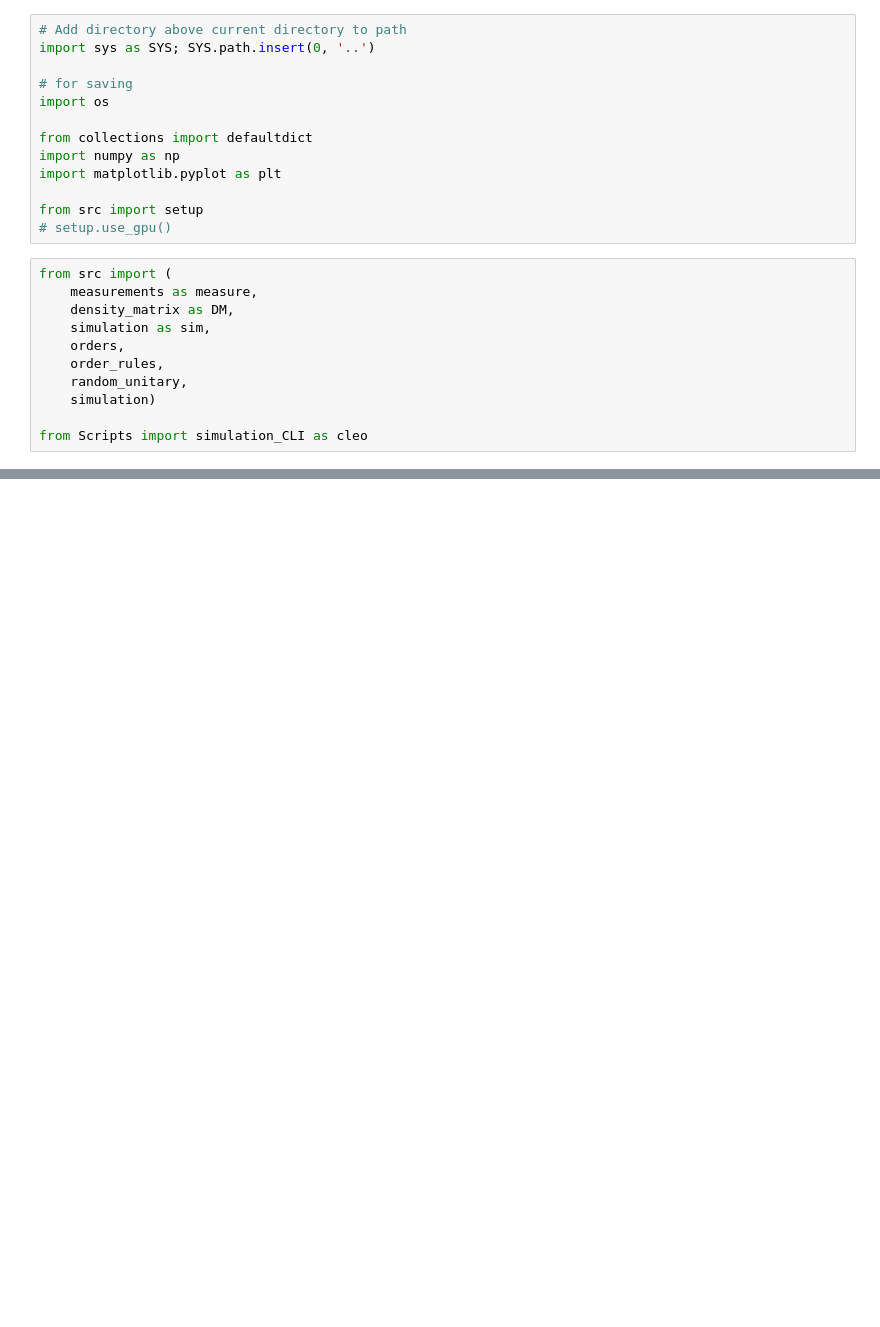
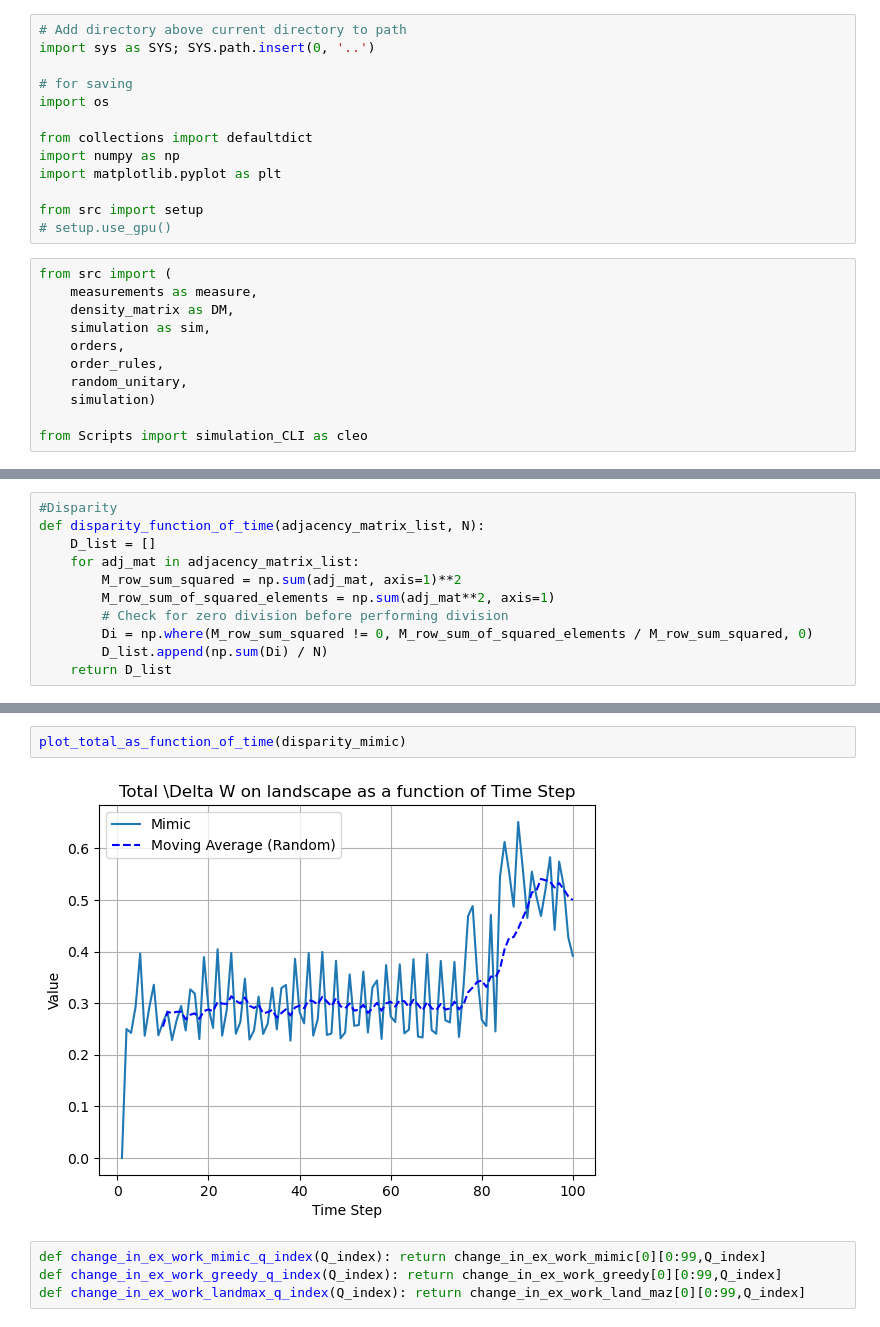
Before and after one commit to jacksonhenry3/Qnibble, a Jupyter notebook: Notebooks/Mimic_Rule.ipynb, the cells around one changed output, grey strips where cells are left out. Saved outputs shown, nothing was run; the diff lists cells and outputs as text; blank space fills up the shorter version.

```diff
--- a/Notebooks/Mimic_Rule.ipynb
+++ b/Notebooks/Mimic_Rule.ipynb
@@ -335,0 +354,11 @@ def mimic(past_order, prev_pops, pops, connectivity, sub_unitary):
+# %%
+#Disparity
+def disparity_function_of_time(adjacency_matrix_list, N):
+    D_list = []
+    for adj_mat in adjacency_matrix_list:
+        M_row_sum_squared = np.sum(adj_mat, axis=1)**2
+        M_row_sum_of_squared_elements = np.sum(adj_mat**2, axis=1)
+        # Check for zero division before performing division
+        Di = np.where(M_row_sum_squared != 0, M_row_sum_of_squared_elements / M_row_sum_squared, 0)
+        D_list.append(np.sum(Di) / N)
+    return D_list
@@ -335,0 +371,8 @@ def mimic(past_order, prev_pops, pops, connectivity, sub_unitary):
+# %%
+plot_total_as_function_of_time(disparity_mimic)
+# %% [output]
+[figure, added]
+# %%
+def change_in_ex_work_mimic_q_index(Q_index): return change_in_ex_work_mimic[0][0:99,Q_index]
+def change_in_ex_work_greedy_q_index(Q_index): return change_in_ex_work_greedy[0][0:99,Q_index]
+def change_in_ex_work_landmax_q_index(Q_index): return change_in_ex_work_land_maz[0][0:99,Q_index]
```
Also changed, not shown: parts of 25 cells of this notebook, 3 other files.
